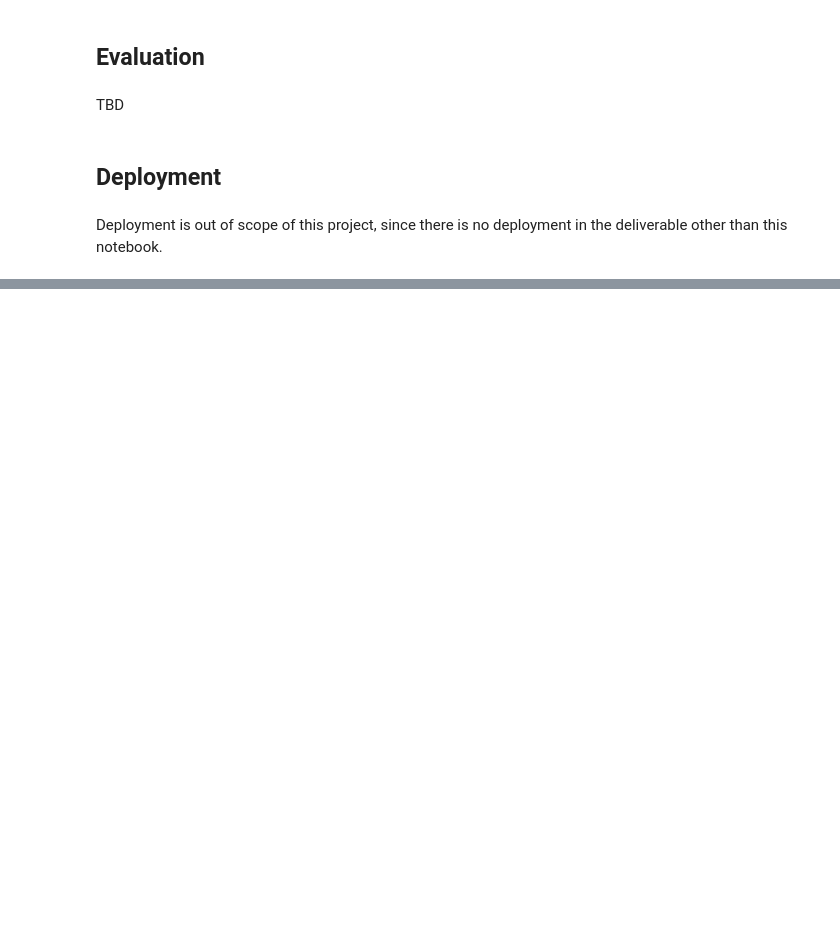
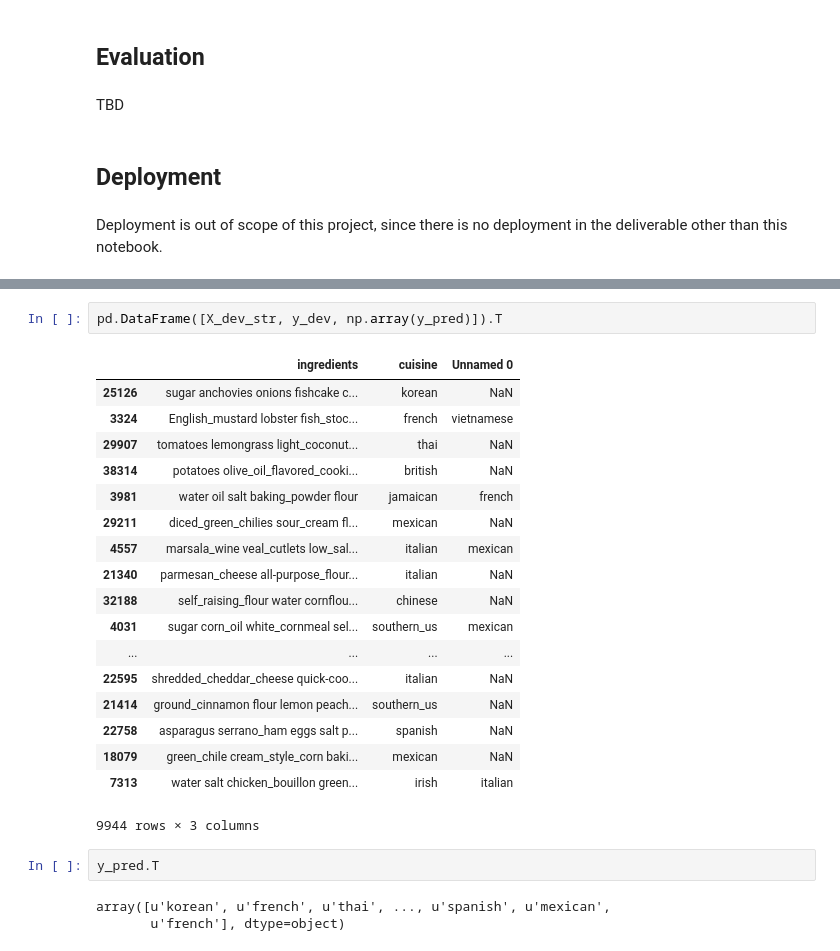
Before and after one commit to cw2yuenberkeley/whats_cooking, a Jupyter notebook: What's Cooking.ipynb, the cells around one changed output, grey strips where cells are left out. Saved outputs shown, nothing was run; the diff lists cells and outputs as text; blank space fills up the shorter version.

```diff
--- a/What's Cooking.ipynb
+++ b/What's Cooking.ipynb
@@ -359,0 +608,26 @@ Deployment is out of scope of this project, since there is no deployment in the
+# %%
+pd.DataFrame([X_dev_str, y_dev, np.array(y_pred)]).T
+# %% [output]
+|  | ingredients | cuisine | Unnamed 0 |
+| 25126 | sugar anchovies onions fishcake c... | korean | NaN |
+| 3324 | English_mustard lobster fish_stoc... | french | vietnamese |
+| 29907 | tomatoes lemongrass light_coconut... | thai | NaN |
+| 38314 | potatoes olive_oil_flavored_cooki... | british | NaN |
+| 3981 | water oil salt baking_powder flour | jamaican | french |
+| 29211 | diced_green_chilies sour_cream fl... | mexican | NaN |
+| 4557 | marsala_wine veal_cutlets low_sal... | italian | mexican |
+| 21340 | parmesan_cheese all-purpose_flour... | italian | NaN |
+| 32188 | self_raising_flour water cornflou... | chinese | NaN |
+| 4031 | sugar corn_oil white_cornmeal sel... | southern_us | mexican |
+| ... | ... | ... | ... |
+| 22595 | shredded_cheddar_cheese quick-coo... | italian | NaN |
+| 21414 | ground_cinnamon flour lemon peach... | southern_us | NaN |
+| 22758 | asparagus serrano_ham eggs salt p... | spanish | NaN |
+| 18079 | green_chile cream_style_corn baki... | mexican | NaN |
+| 7313 | water salt chicken_bouillon green... | irish | italian |
+9944 rows × 3 columns
+# %%
+y_pred.T
+# %% [output]
+array([u'korean', u'french', u'thai', ..., u'spanish', u'mexican',
+       u'french'], dtype=object)
```
Also changed, not shown: parts of 37 cells of this notebook, 1 other file.
